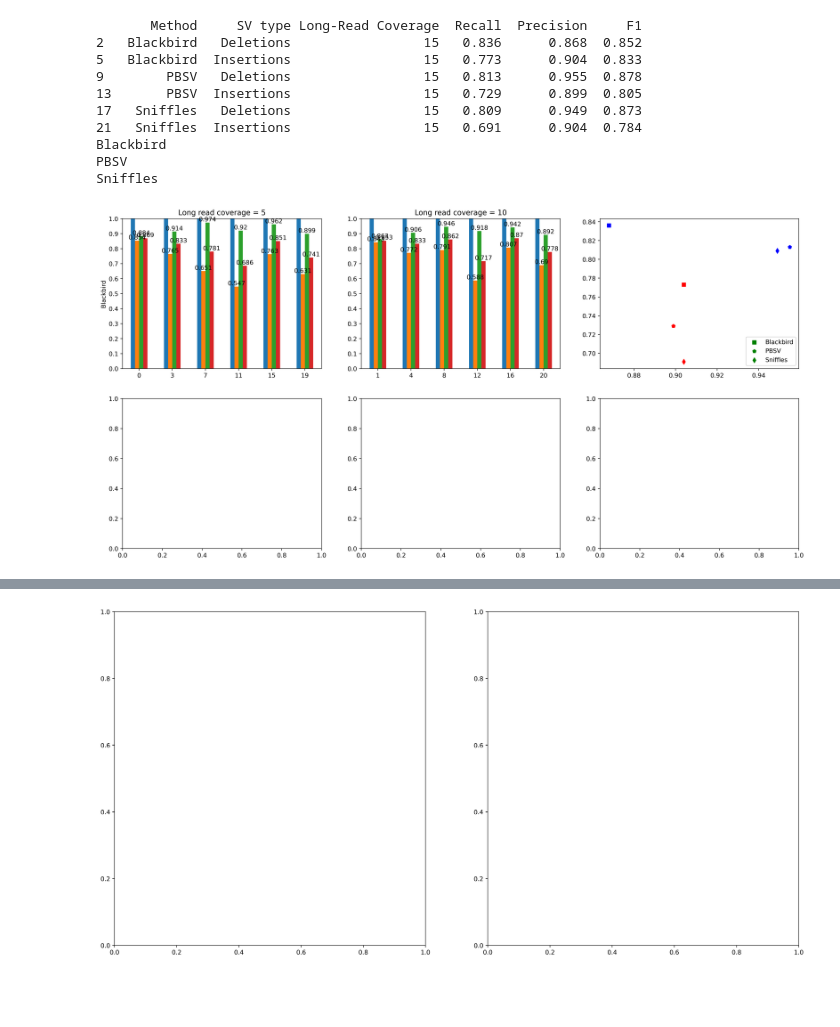
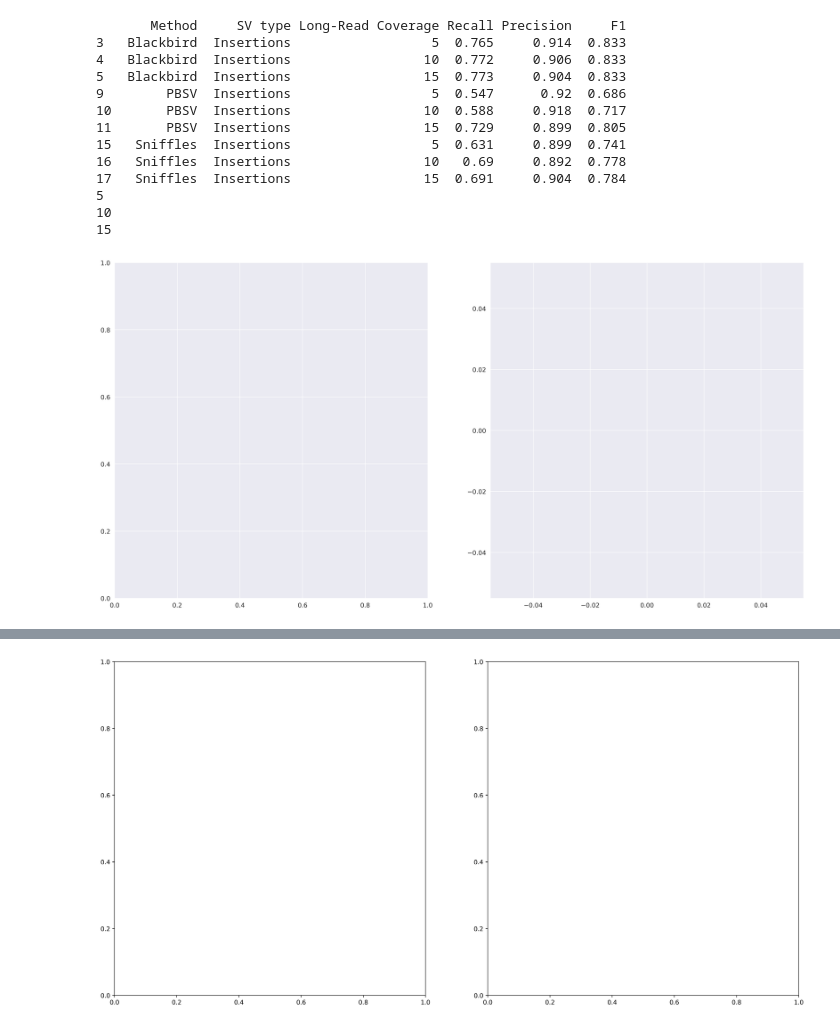
Before and after one commit to 1dayac/blackbird_supplementary, a Jupyter notebook: plots/draw_plots.ipynb, the cells around one changed output, grey strips where cells are left out. Saved outputs shown, nothing was run; the diff lists cells and outputs as text; code cells hidden in the pictures; blank space fills up the shorter version.

Commit message:
draw plots

```diff
--- a/plots/draw_plots.ipynb
+++ b/plots/draw_plots.ipynb
@@ -52,21 +47,21 @@ df_long = df_long.append({"Method" : "Blackbird", "SV type" : "Insertions", "Lon
 df_long = df_long.append({"Method" : "Blackbird", "SV type" : "Insertions", "Long-Read Coverage" : 10, "Precision" : 0.906, "Recall" : 0.772, "F1" : 0.833}, ignore_index = True)
 df_long = df_long.append({"Method" : "Blackbird", "SV type" : "Insertions", "Long-Read Coverage" : 15, "Precision" : 0.904, "Recall" : 0.773, "F1" : 0.833}, ignore_index = True)
 
-df_long = df_long.append({"Method" : "PBSV", "SV type" : "Deletions", "Long-Read Coverage" : 0, "Precision" : 0.0, "Recall" : 0.0, "F1" : 0.0}, ignore_index = True)
+#df_long = df_long.append({"Method" : "PBSV", "SV type" : "Deletions", "Long-Read Coverage" : 0, "Precision" : 0.0, "Recall" : 0.0, "F1" : 0.0}, ignore_index = True)
 df_long = df_long.append({"Method" : "PBSV", "SV type" : "Deletions", "Long-Read Coverage" : 5, "Precision" : 0.974, "Recall" : 0.651, "F1" : 0.781}, ignore_index = True)
 df_long = df_long.append({"Method" : "PBSV", "SV type" : "Deletions", "Long-Read Coverage" : 10, "Precision" : 0.946, "Recall" : 0.791, "F1" : 0.862}, ignore_index = True)
 df_long = df_long.append({"Method" : "PBSV", "SV type" : "Deletions", "Long-Read Coverage" : 15, "Precision" : 0.955, "Recall" : 0.813, "F1" : 0.878}, ignore_index = True)
-df_long = df_long.append({"Method" : "PBSV", "SV type" : "Insertions", "Long-Read Coverage" : 0, "Precision" : 0.0, "Recall" : 0.0, "F1" : 0.0}, ignore_index = True)
+#df_long = df_long.append({"Method" : "PBSV", "SV type" : "Insertions", "Long-Read Coverage" : 0, "Precision" : 0.0, "Recall" : 0.0, "F1" : 0.0}, ignore_index = True)
 df_long = df_long.append({"Method" : "PBSV", "SV type" : "Insertions", "Long-Read Coverage" : 5, "Precision" : 0.920, "Recall" : 0.547, "F1" : 0.686}, ignore_index = True)
 df_long = df_long.append({"Method" : "PBSV", "SV type" : "Insertions", "Long-Read Coverage" : 10, "Precision" : 0.918, "Recall" : 0.588, "F1" : 0.717}, ignore_index = True)
 df_long = df_long.append({"Method" : "PBSV", "SV type" : "Insertions", "Long-Read Coverage" : 15, "Precision" : 0.899, "Recall" : 0.729, "F1" : 0.805}, ignore_index = True)
 
 
-df_long = df_long.append({"Method" : "Sniffles", "SV type" : "Deletions", "Long-Read Coverage" : 0, "Precision" : 0.0, "Recall" : 0.0, "F1" : 0.0}, ignore_index = True)
+#df_long = df_long.append({"Method" : "Sniffles", "SV type" : "Deletions", "Long-Read Coverage" : 0, "Precision" : 0.0, "Recall" : 0.0, "F1" : 0.0}, ignore_index = True)
 df_long = df_long.append({"Method" : "Sniffles", "SV type" : "Deletions", "Long-Read Coverage" : 5, "Precision" : 0.962, "Recall" : 0.763, "F1" : 0.851}, ignore_index = True)
 df_long = df_long.append({"Method" : "Sniffles", "SV type" : "Deletions", "Long-Read Coverage" : 10, "Precision" : 0.942, "Recall" : 0.807, "F1" : 0.870}, ignore_index = True)
 df_long = df_long.append({"Method" : "Sniffles", "SV type" : "Deletions", "Long-Read Coverage" : 15, "Precision" : 0.949, "Recall" : 0.809, "F1" : 0.873}, ignore_index = True)
-df_long = df_long.append({"Method" : "Sniffles", "SV type" : "Insertions", "Long-Read Coverage" : 0, "Precision" : 0.0, "Recall" : 0.0, "F1" : 0.0}, ignore_index = True)
+#df_long = df_long.append({"Method" : "Sniffles", "SV type" : "Insertions", "Long-Read Coverage" : 0, "Precision" : 0.0, "Recall" : 0.0, "F1" : 0.0}, ignore_index = True)
 df_long = df_long.append({"Method" : "Sniffles", "SV type" : "Insertions", "Long-Read Coverage" : 5, "Precision" : 0.899, "Recall" : 0.631, "F1" : 0.741}, ignore_index = True)
 df_long = df_long.append({"Method" : "Sniffles", "SV type" : "Insertions", "Long-Read Coverage" : 10, "Precision" : 0.892, "Recall" : 0.690, "F1" : 0.778}, ignore_index = True)
 df_long = df_long.append({"Method" : "Sniffles", "SV type" : "Insertions", "Long-Read Coverage" : 15, "Precision" : 0.904, "Recall" : 0.691, "F1" : 0.784}, ignore_index = True)
@@ -194,15 +186,39 @@ for ax_vector in axs:
 
 
 fig.show()
-# %% [output]
-       Method     SV type Long-Read Coverage  Recall  Precision     F1
-2   Blackbird   Deletions                 15   0.836      0.868  0.852
-5   Blackbird  Insertions                 15   0.773      0.904  0.833
-9        PBSV   Deletions                 15   0.813      0.955  0.878
-13       PBSV  Insertions                 15   0.729      0.899  0.805
-17   Sniffles   Deletions                 15   0.809      0.949  0.873
-21   Sniffles  Insertions                 15   0.691      0.904  0.784
-Blackbird
-PBSV
-Sniffles
-[figure, removed]
+# %%
+fig, axs = plt.subplots(1, 2, figsize =(20,10))
+font = {'family' : 'normal',
+        'size'   : 10}
+plt.rc('font', **font)
+plt.rcParams['figure.dpi'] = 400
+
+
+df_ins = df_long[(df_long["SV type"] == "Insertions")]
+df_del = df_long[(df_long["SV type"] == "Deletions")]
+colors = {'Blackbird' : 'red', 'Sniffles2':'blue', "PBSV" : 'green'}
+marker = {5 : 'd', 10 : 's', 15 : 'p', 20 : '<', 25 : '>', 30 : 'P'}
+print(df_ins)
+groups = df_ins.groupby('Long-Read Coverage')
+dd = {}
+for name, group in groups:
+    print(name)
+    axs[1].scatter(group.Precision, group.Recall, marker = marker[name], c = group["Long-Read Coverage"].map(colors))
+
+#axs[0][2].legend((dd["Blackbird"], dd["PBSV"], dd["Sniffles"]), ('Blackbird', 'PBSV', 'Sniffles'), loc='lower right')
+fig.show()
+# %% [output]
+       Method     SV type Long-Read Coverage Recall Precision     F1
+3   Blackbird  Insertions                  5  0.765     0.914  0.833
+4   Blackbird  Insertions                 10  0.772     0.906  0.833
+5   Blackbird  Insertions                 15  0.773     0.904  0.833
+9        PBSV  Insertions                  5  0.547      0.92  0.686
+10       PBSV  Insertions                 10  0.588     0.918  0.717
+11       PBSV  Insertions                 15  0.729     0.899  0.805
+15   Sniffles  Insertions                  5  0.631     0.899  0.741
+16   Sniffles  Insertions                 10   0.69     0.892  0.778
+17   Sniffles  Insertions                 15  0.691     0.904  0.784
+5
+10
+15
+[figure, added]
```
Also changed, not shown: parts of 3 cells of this notebook.
